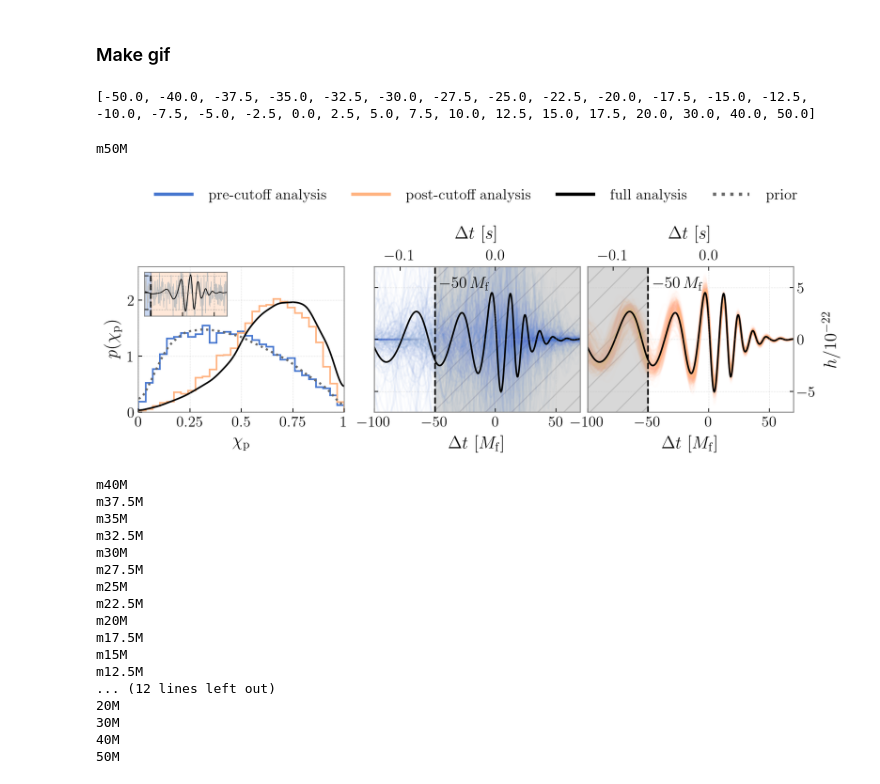
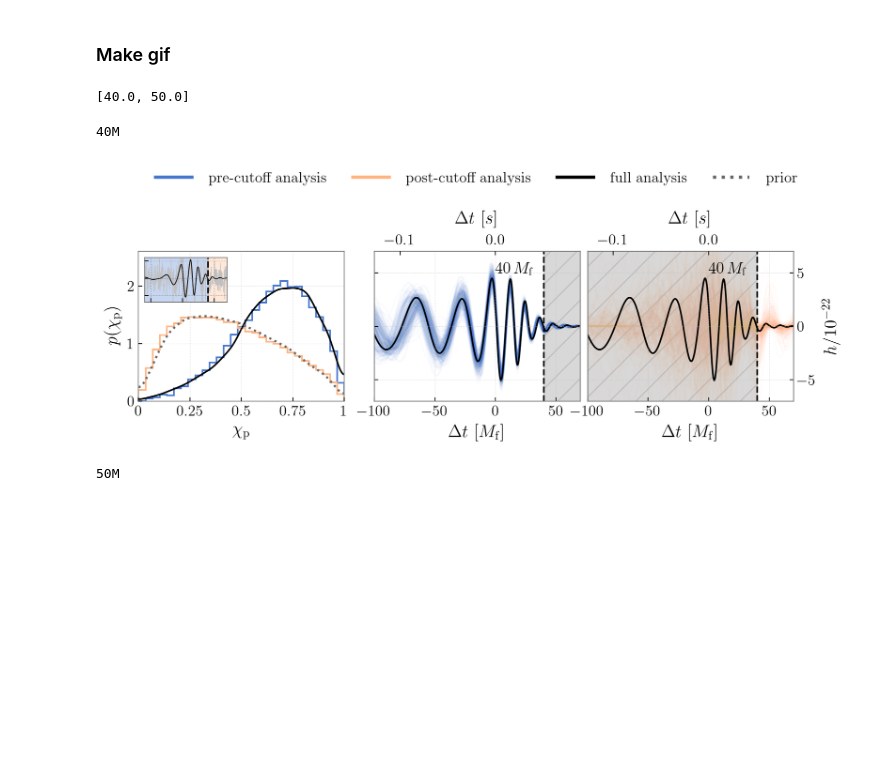
Before and after one commit to simonajmiller/gw190521-timedomain-release, a Jupyter notebook: gifs/gif_01.ipynb, the cells around one changed output. Drawn from its saved outputs; the diff is of its cells as text; code cells hidden in the pictures; blank space fills up the shorter version.

```diff
--- a/gifs/gif_01.ipynb
+++ b/gifs/gif_01.ipynb
@@ -114,24 +114,25 @@ reconstruction_times_M = (reconstruction_dict['time samples']- t0_0M_dict['L1'])
 L1_times_M = (time_dict_data['L1'] - t0_0M_dict['L1'])/dt_1M
 # %% [markdown]
 ### Make gif
-# %%
-# Plot all times
-tc_to_plot = tcutoffs
-n_to_plot = len(tc_to_plot)
-
-# Cast strings to floats
-tc_floats = []
-for tc_str in tc_to_plot:
-    if tc_str[0]=='m':
-        tc_str_trimmed = tc_str[1:-1]
-    else:
-        tc_str_trimmed = tc_str[0:-1]
-    tc_float = -1*float(tc_str_trimmed) if tc_str[0]=='m' else float(tc_str_trimmed)
-    tc_floats.append(tc_float)
-
-print(tc_floats)
-# %% [output]
-[-50.0, -40.0, -37.5, -35.0, -32.5, -30.0, -27.5, -25.0, -22.5, -20.0, -17.5, -15.0, -12.5, -10.0, -7.5, -5.0, -2.5, 0.0, 2.5, 5.0, 7.5, 10.0, 12.5, 15.0, 17.5, 20.0, 30.0, 40.0, 50.0]
+# %%
+# Plot all times
+#tc_to_plot = tcutoffs
+tc_to_plot = ['40M', '50M']
+n_to_plot = len(tc_to_plot)
+
+# Cast strings to floats
+tc_floats = []
+for tc_str in tc_to_plot:
+    if tc_str[0]=='m':
+        tc_str_trimmed = tc_str[1:-1]
+    else:
+        tc_str_trimmed = tc_str[0:-1]
+    tc_float = -1*float(tc_str_trimmed) if tc_str[0]=='m' else float(tc_str_trimmed)
+    tc_floats.append(tc_float)
+
+print(tc_floats)
+# %% [output]
+[40.0, 50.0]
 # %%
 # Cycle through times
 for j,tc in enumerate(tc_floats):
@@ -195,7 +196,11 @@ for j,tc in enumerate(tc_floats):
         axes[k].grid(color='silver', ls=':', alpha=0.7)
         axes[k].set_xlim(*x_lims)
         axes[k].set_ylim(-7, 7)
-        axes[k].text(tc+4, 5, f'${lbl}$', color='k', fontsize=15, zorder=5)
+        if tc==40.0 or tc==50.0:
+            txt_loc = tc-3
+        else:
+            txt_loc = tc+4
+        axes[k].text(txt_loc, 5, f'${lbl}$', color='k', fontsize=15, zorder=5)
 
     axes[2].yaxis.set_label_position("right")
     axes[2].yaxis.tick_right()
@@ -259,51 +264,35 @@ for j,tc in enumerate(tc_floats):
     axin.set_ylim(-3.5, 3)
     axin.set_xticklabels([])
     axin.set_yticklabels([])
 
     for ax in axes:
         x0, y0, x1, y1 = ax.get_position().bounds
         ax.set_position([x0, y0, x1, y1+0.05/n_to_plot])
 
     # Legend
     handles = [
         Line2D([], [], color=cp[0], label='pre-cutoff analysis'),
         Line2D([], [], color=cp2[1], label='post-cutoff analysis'),
         Line2D([], [], color='k', label='full analysis'),
         Line2D([], [], **prior_kws, label='prior')
     ]
     leg = axes[2].legend(
         handles=handles,
         bbox_to_anchor=(-2.15, 1.4, 3.2, .102), loc='lower left', ncols=4,
         mode="expand", borderaxespad=0., frameon=False, fontsize=14, handlelength=3
     )
     for i, h in enumerate(handles):
         leg.get_lines()[i].set_linewidth(3)
 
     plt.savefig(f'for_gif_01/frame_{tc_str}.png',bbox_inches='tight',dpi=200)
 
     if j==0:
         plt.show()
     else:
         plt.close()
 # %% [output]
-m50M
+40M
-[figure, old version]
+[figure, new version]
-m40M
-m37.5M
-m35M
-m32.5M
-m30M
-m27.5M
-m25M
-m22.5M
-m20M
-m17.5M
-m15M
-m12.5M
-... (12 lines left out)
-20M
-30M
-40M
 50M
 # %%
 # Assemble into a gif
```
Also changed, not shown: 2 other files.
